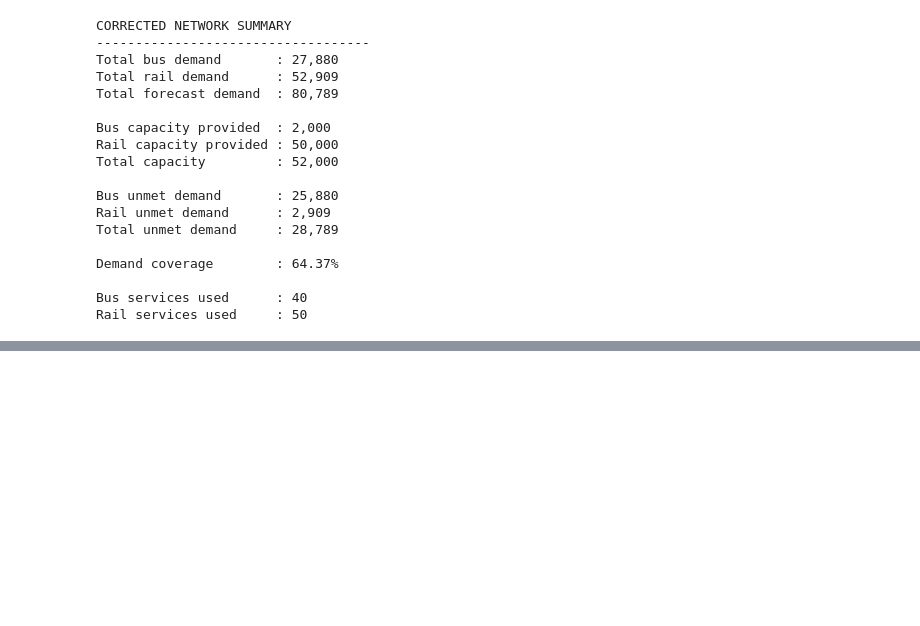
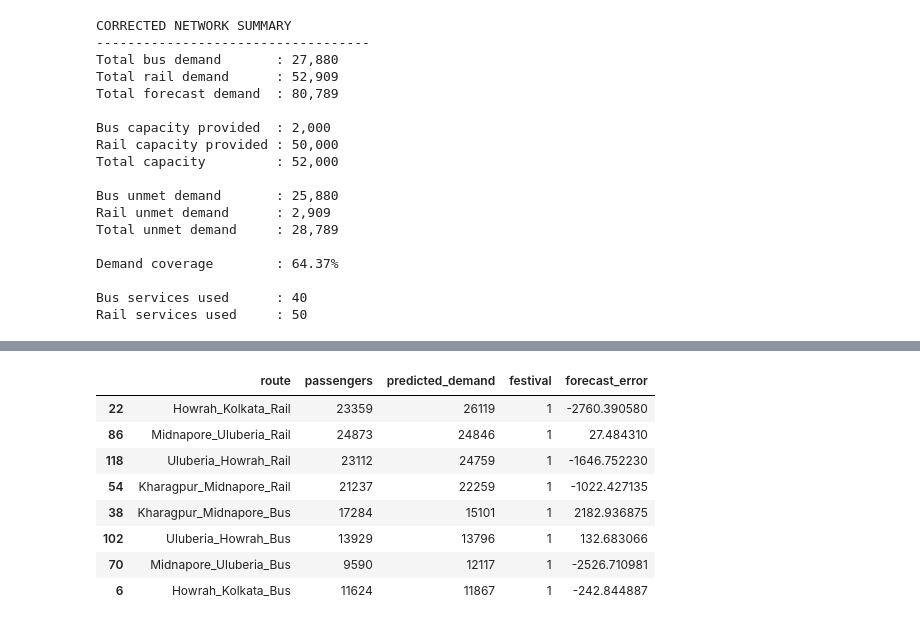
Before and after one commit to abhisarthak/public-transport-demand-planning, a Jupyter notebook: notebooks/03_fleet_optimization.ipynb, the cells around one changed output, grey strips where cells are left out. Drawn from its saved outputs; the diff is of its cells as text; code cells hidden in the pictures; blank space fills up the shorter version.

```diff
--- a/notebooks/03_fleet_optimization.ipynb
+++ b/notebooks/03_fleet_optimization.ipynb
@@ -701,0 +1102,21 @@ Rail services used     : 50
+# %%
+# ============================================
+# 20. FESTIVAL STATUS OF EXTREME DAY
+# ============================================
+
+# Make sure dates use the same format
+forecast_output["date"] = pd.to_datetime(forecast_output["date"])
+extreme_date = pd.to_datetime(extreme_date)
+
+print("Extreme date:", extreme_date)
+
+festival_check = (
+    forecast_output[
+        forecast_output["date"] == extreme_date
+    ][
+        ["date", "festival"]
+    ]
+    .drop_duplicates()
+)
+
+festival_check
@@ -701,0 +1181,23 @@ Rail services used     : 50
+# %%
+extreme_day[
+    [
+        "route",
+        "passengers",
+        "predicted_demand",
+        "festival",
+        "forecast_error"
+    ]
+].sort_values(
+    "predicted_demand",
+    ascending=False
+)
+# %% [output]
+|  | route | passengers | predicted_demand | festival | forecast_error |
+| 22 | Howrah_Kolkata_Rail | 23359 | 26119 | 1 | -2760.390580 |
+| 86 | Midnapore_Uluberia_Rail | 24873 | 24846 | 1 | 27.484310 |
+| 118 | Uluberia_Howrah_Rail | 23112 | 24759 | 1 | -1646.752230 |
+| 54 | Kharagpur_Midnapore_Rail | 21237 | 22259 | 1 | -1022.427135 |
+| 38 | Kharagpur_Midnapore_Bus | 17284 | 15101 | 1 | 2182.936875 |
+| 102 | Uluberia_Howrah_Bus | 13929 | 13796 | 1 | 132.683066 |
+| 70 | Midnapore_Uluberia_Bus | 9590 | 12117 | 1 | -2526.710981 |
+| 6 | Howrah_Kolkata_Bus | 11624 | 11867 | 1 | -242.844887 |
```
Also changed, not shown: parts of 9 cells of this notebook.
